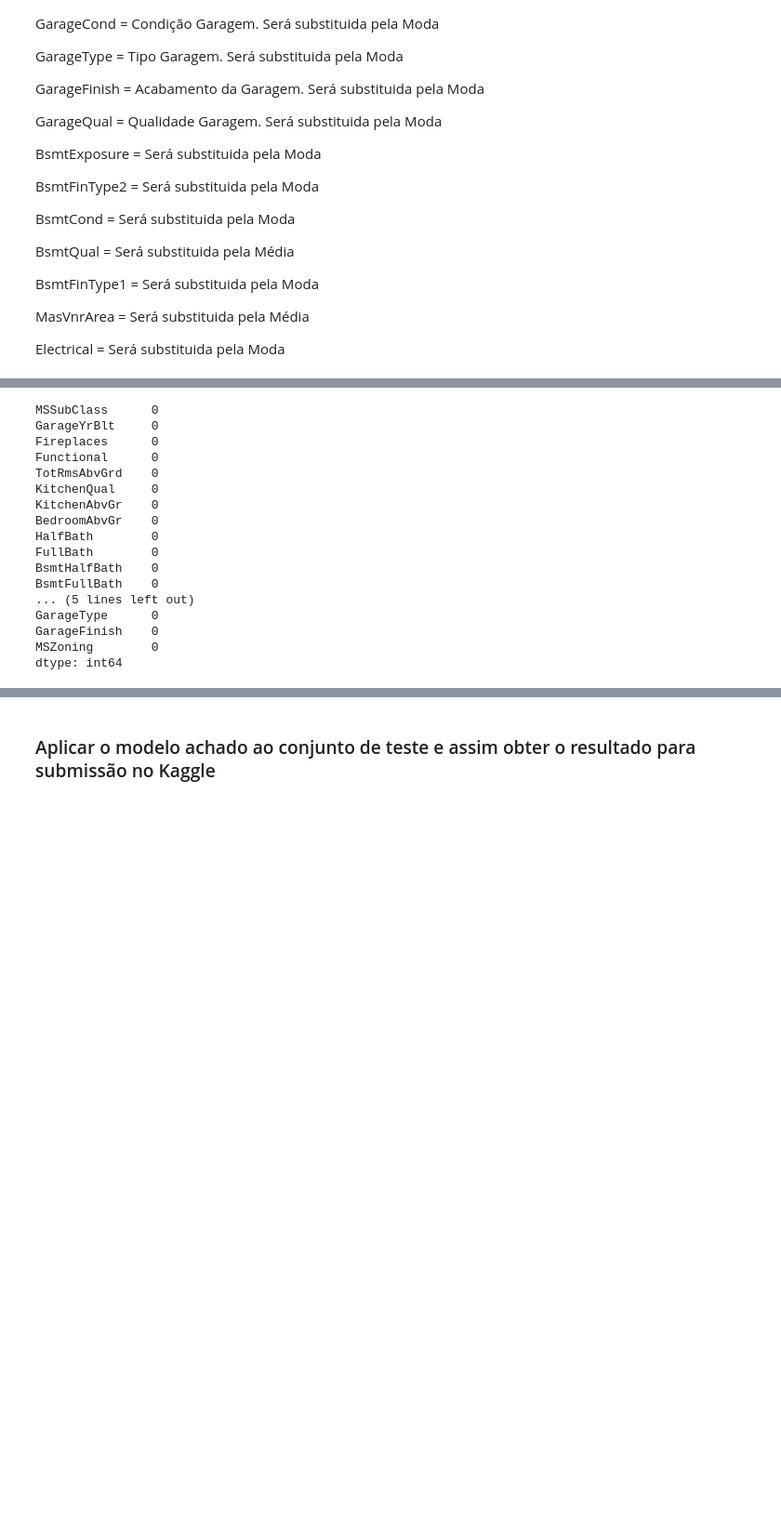
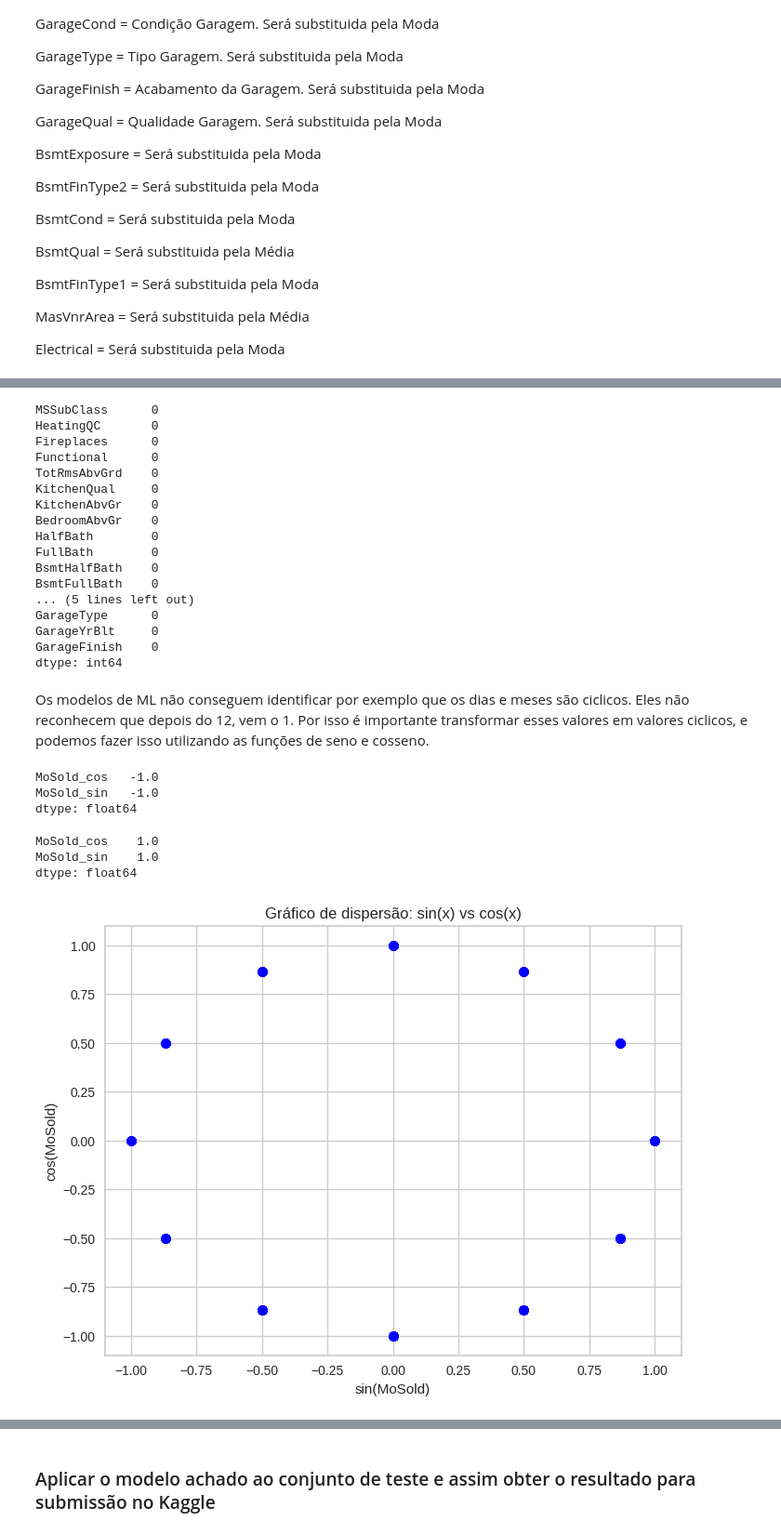
Before and after one commit to viniciusvianavieira/houses_prices_kaggle, a Jupyter notebook: prices.ipynb, the cells around one changed output, grey strips where cells are left out. Shown at 93% size. Cells and saved outputs as stored; diff of their text form; code cells hidden in the pictures; blank space fills up the shorter version.

```diff
--- a/prices.ipynb
+++ b/prices.ipynb
@@ -3,11 +3,15 @@ import random
 random.seed(42) # Define um fator aleatoriedade para todo o script. Fazendo com que essa aleatoriedade possa ser comparada.
 import pandas as pd
 import numpy as np
+import seaborn as sns
 import matplotlib.pyplot as plt
-from sklearn.compose import make_column_transformer
 from sklearn.preprocessing import OneHotEncoder,LabelEncoder
+from scipy.stats import skew
+from pycaret.regression import setup, compare_models
 
 train = pd.read_csv('train.csv', header=(0))
+target = train["SalePrice"]
+train = train.drop(columns="SalePrice")
 train_attributes = list(train.columns)
 print("Número de linhas: ", len(train))
 train.head(10)
@@ -296,7 +299,7 @@ nulls = train.isnull().sum().sort_values(ascending=False)
 nulls.head(20)
 # %% [output]
 MSSubClass      0
-GarageYrBlt     0
+HeatingQC       0
 Fireplaces      0
 Functional      0
 TotRmsAbvGrd    0
@@ -309,6 +312,46 @@ BsmtHalfBath    0
 BsmtFullBath    0
 ... (5 lines left out)
 GarageType      0
+GarageYrBlt     0
 GarageFinish    0
-MSZoning        0
 dtype: int64
+# %% [markdown]
+Os modelos de ML não conseguem identificar por exemplo que os dias e meses são ciclicos. Eles não reconhecem que depois do 12, vem o 1. Por isso é importante transformar esses valores em valores ciclicos, e podemos fazer isso utilizando as funções de seno e cosseno.
+# %%
+def cyclic_data_using_sin_cos(dataframe: pd.DataFrame, coluna, periodo: int):
+
+    dataframe[f"{coluna}_sin"] = np.sin((dataframe[coluna] / periodo) * 2 * np.pi)
+    dataframe[f"{coluna}_cos"] = np.cos((dataframe[coluna] / periodo) * 2 * np.pi)
+    dataframe = dataframe.drop(columns=[coluna])
+
+    return dataframe
+
+train = cyclic_data_using_sin_cos(train, "MoSold", 12)
+# %%
+train[["MoSold_cos", "MoSold_sin"]].min()
+# %% [output]
+MoSold_cos   -1.0
+MoSold_sin   -1.0
+dtype: float64
+# %%
+train[["MoSold_cos", "MoSold_sin"]].max()
+# %% [output]
+MoSold_cos    1.0
+MoSold_sin    1.0
+dtype: float64
+# %%
+def plotando_grafico_do_sin_x_cos(x, y):
+
+    plt.figure(figsize=(8, 6))
+    plt.scatter(x, y, color='blue', alpha=0.5)
+    plt.title('Gráfico de dispersão: sin(x) vs cos(x)')
+    plt.xlabel('sin(MoSold)')
+    plt.ylabel('cos(MoSold)')
+    plt.grid(True)
+    plt.show()
+
+plotando_grafico_do_sin_x_cos(train["MoSold_sin"], train["MoSold_cos"])
+
+# Como podemos ver, conseguimos transformar esses dados em valores cicliclos e periodizados
+# %% [output]
+[figure, added]
```
Also changed, not shown: parts of 42 cells of this notebook, 4 other files.
